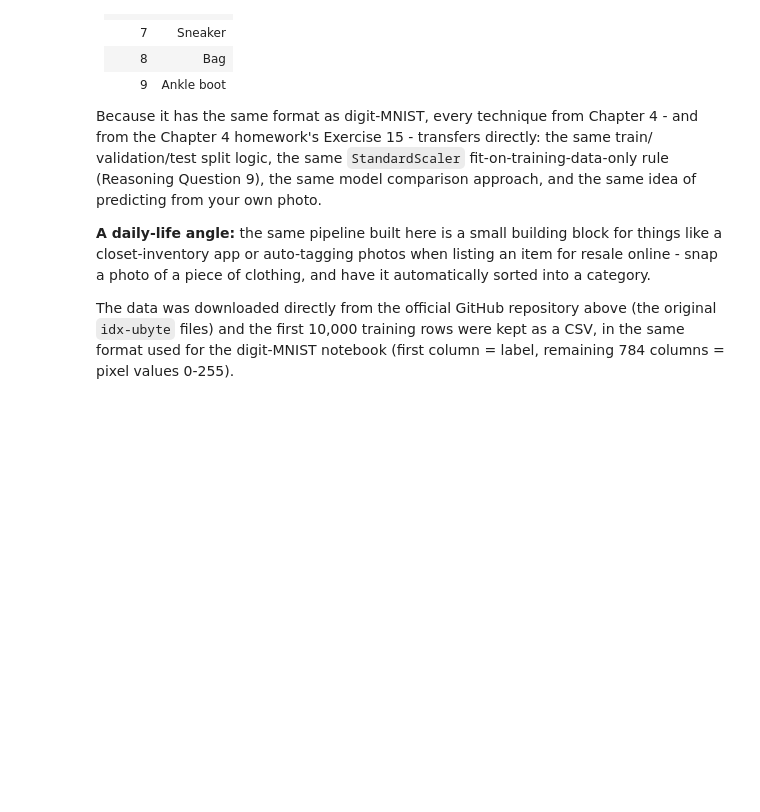
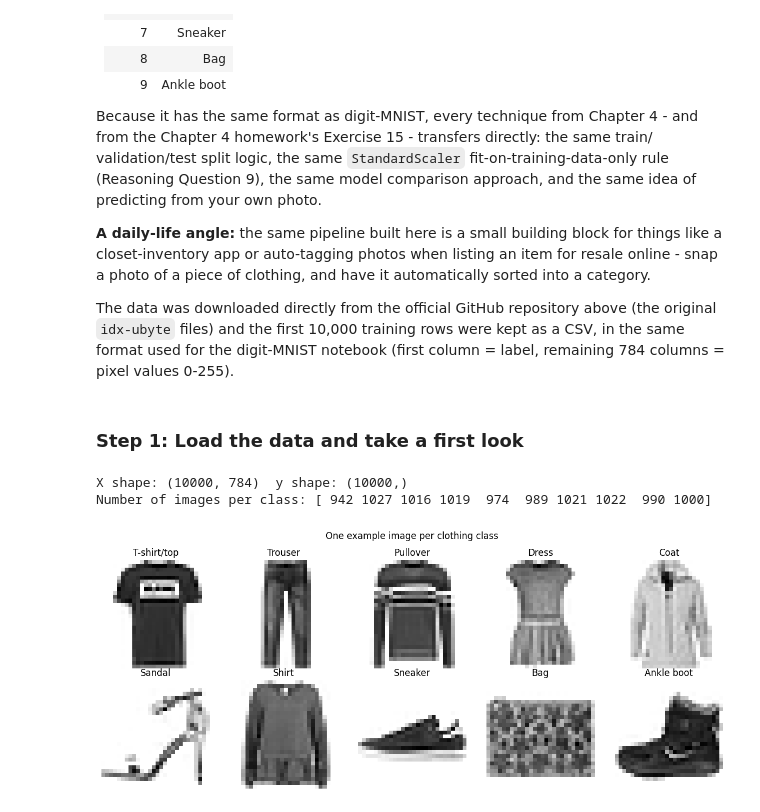
Before and after one commit to arbazshah52/Individual-Machine-Learning, a Jupyter notebook: Kapital4/fashion-minst.ipynb, the cells around one changed output. Cells and saved outputs as stored; diff of their text form; code cells hidden in the pictures; blank space fills up the shorter version.

```diff
--- a/Kapital4/fashion-minst.ipynb
+++ b/Kapital4/fashion-minst.ipynb
@@ -36,3 +36,36 @@ The data was downloaded directly from the official GitHub repository above (the
 original `idx-ubyte` files) and the first 10,000 training rows were kept as a CSV,
 in the same format used for the digit-MNIST notebook (first column = label,
 remaining 784 columns = pixel values 0-255).
+# %% [markdown]
+### Step 1: Load the data and take a first look
+# %%
+import numpy as np
+import pandas as pd
+import matplotlib.pyplot as plt
+import matplotlib as mpl
+
+fashion_df = pd.read_csv("fashion_mnist_10k.csv", header=None)
+y = fashion_df.iloc[:, 0].to_numpy().astype(np.uint8)
+X = fashion_df.iloc[:, 1:].to_numpy().astype(np.float64)
+
+class_names = ["T-shirt/top", "Trouser", "Pullover", "Dress", "Coat",
+               "Sandal", "Shirt", "Sneaker", "Bag", "Ankle boot"]
+
+print("X shape:", X.shape, " y shape:", y.shape)
+print("Number of images per class:", np.bincount(y))
+# %% [output]
+X shape: (10000, 784)  y shape: (10000,)
+Number of images per class: [ 942 1027 1016 1019  974  989 1021 1022  990 1000]
+# %%
+fig, axes = plt.subplots(2, 5, figsize=(12, 5))
+for digit_class in range(10):
+    idx = np.where(y == digit_class)[0][0]
+    ax = axes[digit_class // 5, digit_class % 5]
+    ax.imshow(X[idx].reshape(28, 28), cmap=mpl.cm.binary)
+    ax.set_title(class_names[digit_class])
+    ax.axis("off")
+plt.suptitle("One example image per clothing class")
+plt.tight_layout()
+plt.show()
+# %% [output]
+[figure, added]
```
Also changed, not shown: parts of 3 cells of this notebook.
